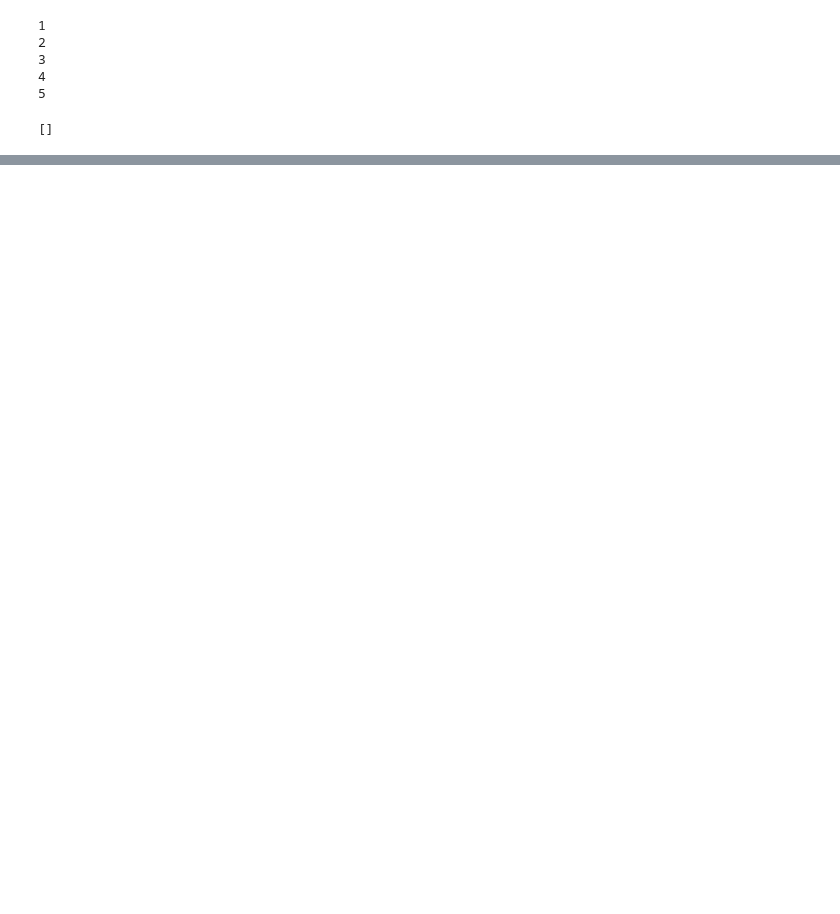
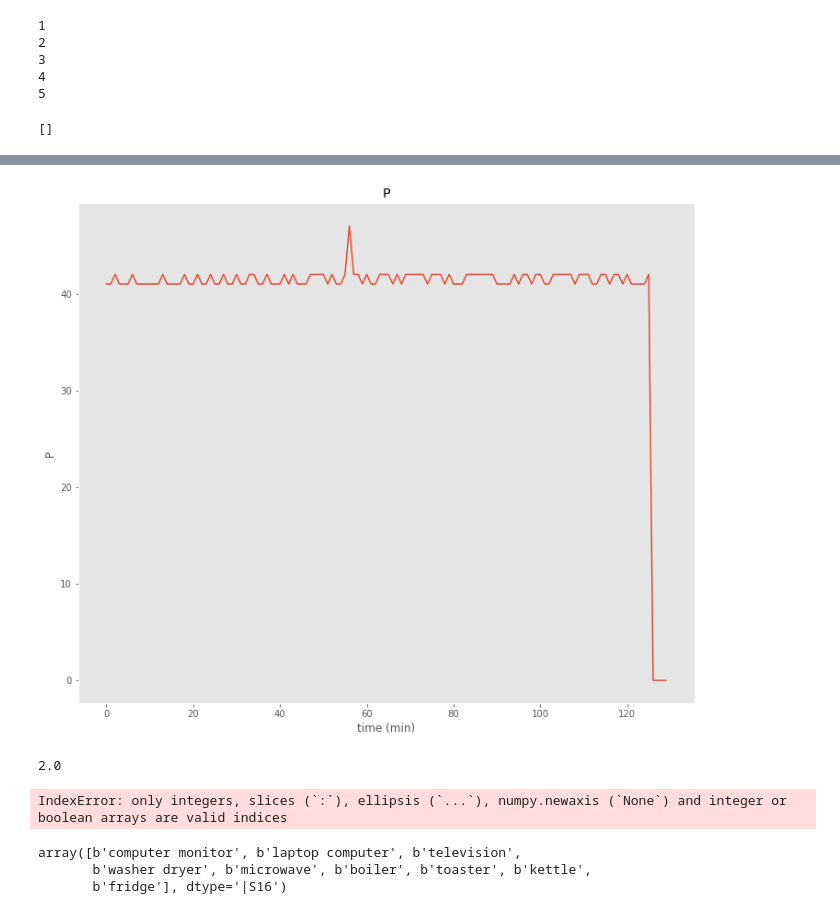
Before and after one commit to jenkoj/ts2img, a Jupyter notebook: generate_dataset.ipynb, the cells around one changed output, grey strips where cells are left out. Drawn from its saved outputs; the diff is of its cells as text; code cells hidden in the pictures; blank space fills up the shorter version.

```diff
--- a/generate_dataset.ipynb
+++ b/generate_dataset.ipynb
@@ -572,0 +532,24 @@ elec.appliances
+# %%
+fig, ax = plt.subplots()
+ax.plot(ret_ts[2,7,...])
+ax.set(xlabel='time (min)', ylabel='P', title='P')
+ax.grid()
+# %% [output]
+[figure, added]
+# %%
+ret_build[5]
+# %% [output]
+2.0
+# %%
+#find
+
+indexes_of_label = np.where(ret_labels == int(ret_appl["fridge"]))
+print(indexes_of_label)
+# %% [output]
+IndexError: only integers, slices (`:`), ellipsis (`...`), numpy.newaxis (`None`) and integer or boolean arrays are valid indices
+# %%
+ret_appl
+# %% [output]
+array([b'computer monitor', b'laptop computer', b'television',
+       b'washer dryer', b'microwave', b'boiler', b'toaster', b'kettle',
+       b'fridge'], dtype='|S16')
```
Also changed, not shown: parts of 9 cells of this notebook.
